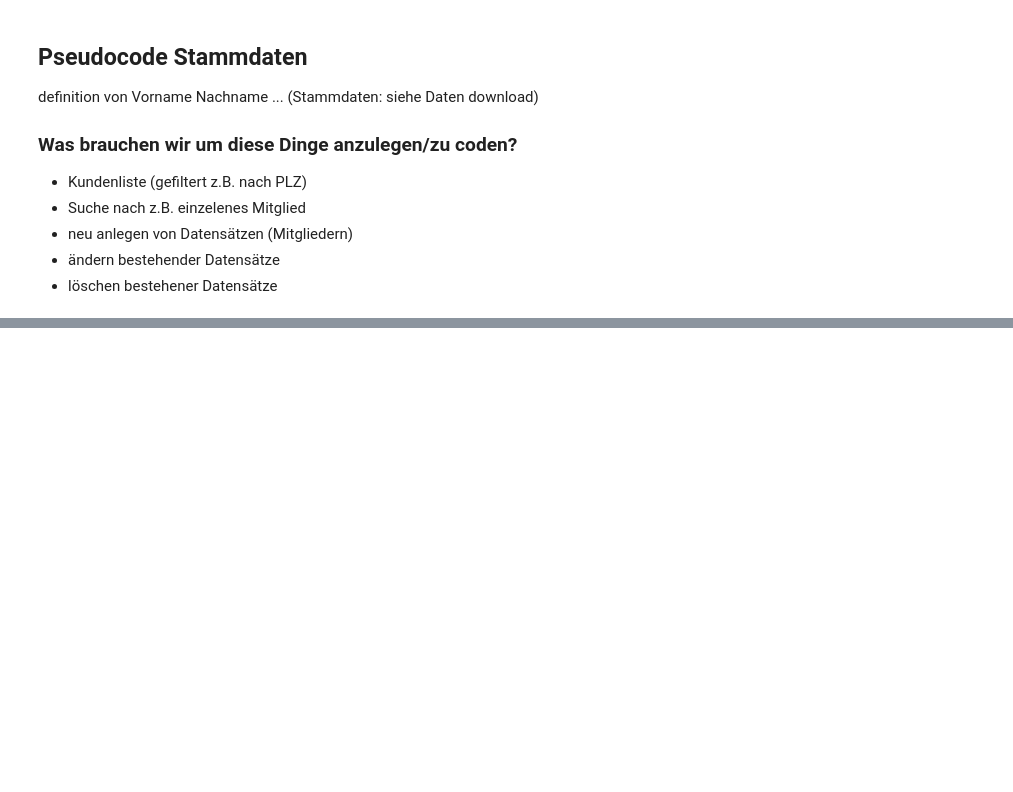
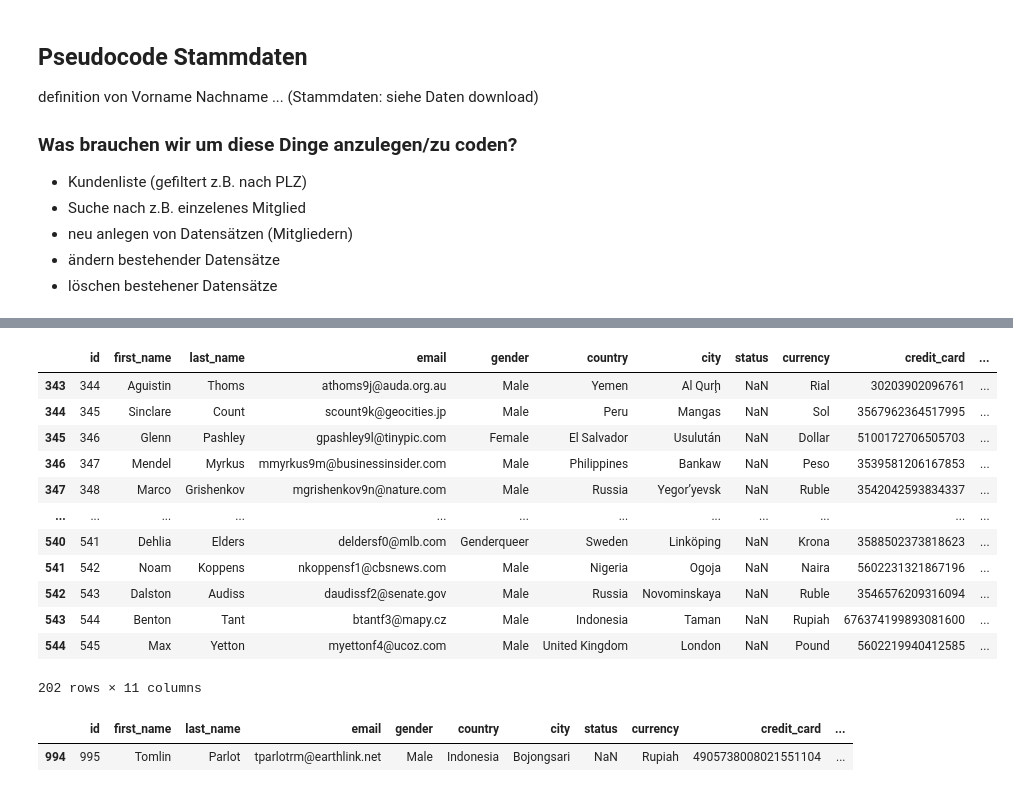
Before and after one commit to icewomen-hub/customer_calendar, a Jupyter notebook: gf_stammdaten.ipynb, the cells around one changed output, grey strips where cells are left out. Drawn from its saved outputs; the diff is of its cells as text; code cells hidden in the pictures; blank space fills up the shorter version.

```diff
--- a/gf_stammdaten.ipynb
+++ b/gf_stammdaten.ipynb
@@ -48,12 +112,27 @@ result_number = search_number("id", 459)
 # %%
 # erstellen einer von bis Suche
 
 # die gesamte Bedingung <=value jeweils in klammern fragt einen True ab
 
 def search_von_bis(key, von, bis):
     return stammdaten[(stammdaten[key] >= von) & (stammdaten[key] <= bis)]
 
 von_bis = search_von_bis("id", 344, 545)
+von_bis
+# %% [output]
+|  | id | first_name | last_name | email | gender | country | city | status | currency | credit_card | ... |
+| 343 | 344 | Aguistin | Thoms | athoms9j@auda.org.au | Male | Yemen | Al Qurḩ | NaN | Rial | 30203902096761 | ... |
+| 344 | 345 | Sinclare | Count | scount9k@geocities.jp | Male | Peru | Mangas | NaN | Sol | 3567962364517995 | ... |
+| 345 | 346 | Glenn | Pashley | gpashley9l@tinypic.com | Female | El Salvador | Usulután | NaN | Dollar | 5100172706505703 | ... |
+| 346 | 347 | Mendel | Myrkus | mmyrkus9m@businessinsider.com | Male | Philippines | Bankaw | NaN | Peso | 3539581206167853 | ... |
+| 347 | 348 | Marco | Grishenkov | mgrishenkov9n@nature.com | Male | Russia | Yegor’yevsk | NaN | Ruble | 3542042593834337 | ... |
+| ... | ... | ... | ... | ... | ... | ... | ... | ... | ... | ... | ... |
+| 540 | 541 | Dehlia | Elders | deldersf0@mlb.com | Genderqueer | Sweden | Linköping | NaN | Krona | 3588502373818623 | ... |
+| 541 | 542 | Noam | Koppens | nkoppensf1@cbsnews.com | Male | Nigeria | Ogoja | NaN | Naira | 5602231321867196 | ... |
+| 542 | 543 | Dalston | Audiss | daudissf2@senate.gov | Male | Russia | Novominskaya | NaN | Ruble | 3546576209316094 | ... |
+| 543 | 544 | Benton | Tant | btantf3@mapy.cz | Male | Indonesia | Taman | NaN | Rupiah | 676374199893081600 | ... |
+| 544 | 545 | Max | Yetton | myettonf4@ucoz.com | Male | United Kingdom | London | NaN | Pound | 5602219940412585 | ... |
+202 rows × 11 columns
 # %%
 # Erstellen einer Klasse für die Suche um die Weiterverwendung zu vereinfachen
 
@@ -72,4 +151,8 @@ class CustomerFinder:
 
 finder = CustomerFinder()
 
-result_number = finder.search_number("id", 995)
+result_number = finder.search_number("id", value=995)
+result_number
+# %% [output]
+|  | id | first_name | last_name | email | gender | country | city | status | currency | credit_card | ... |
+| 994 | 995 | Tomlin | Parlot | tparlotrm@earthlink.net | Male | Indonesia | Bojongsari | NaN | Rupiah | 4905738008021551104 | ... |
```
Also changed, not shown: parts of 4 cells of this notebook, 8 other files.
